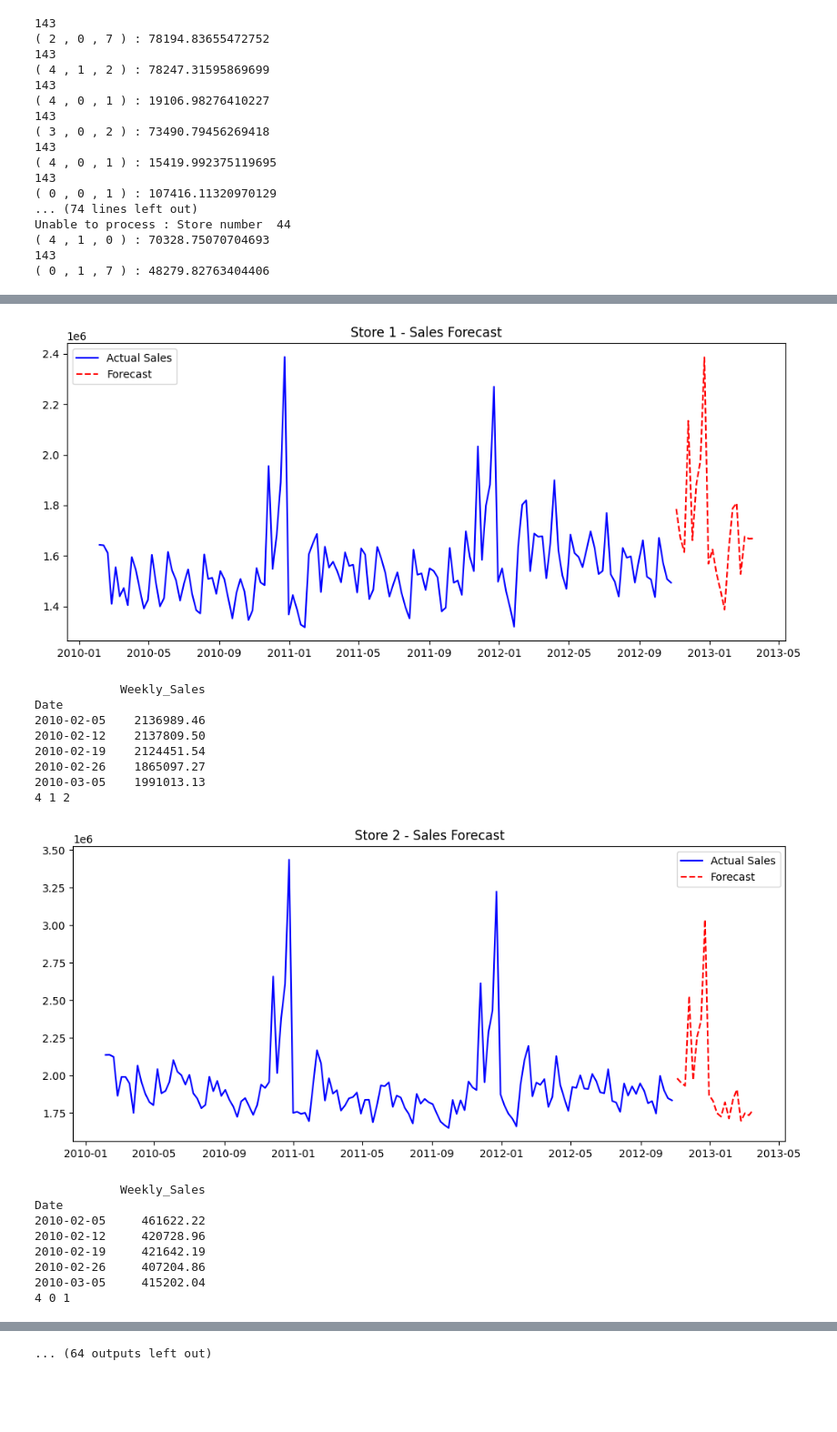
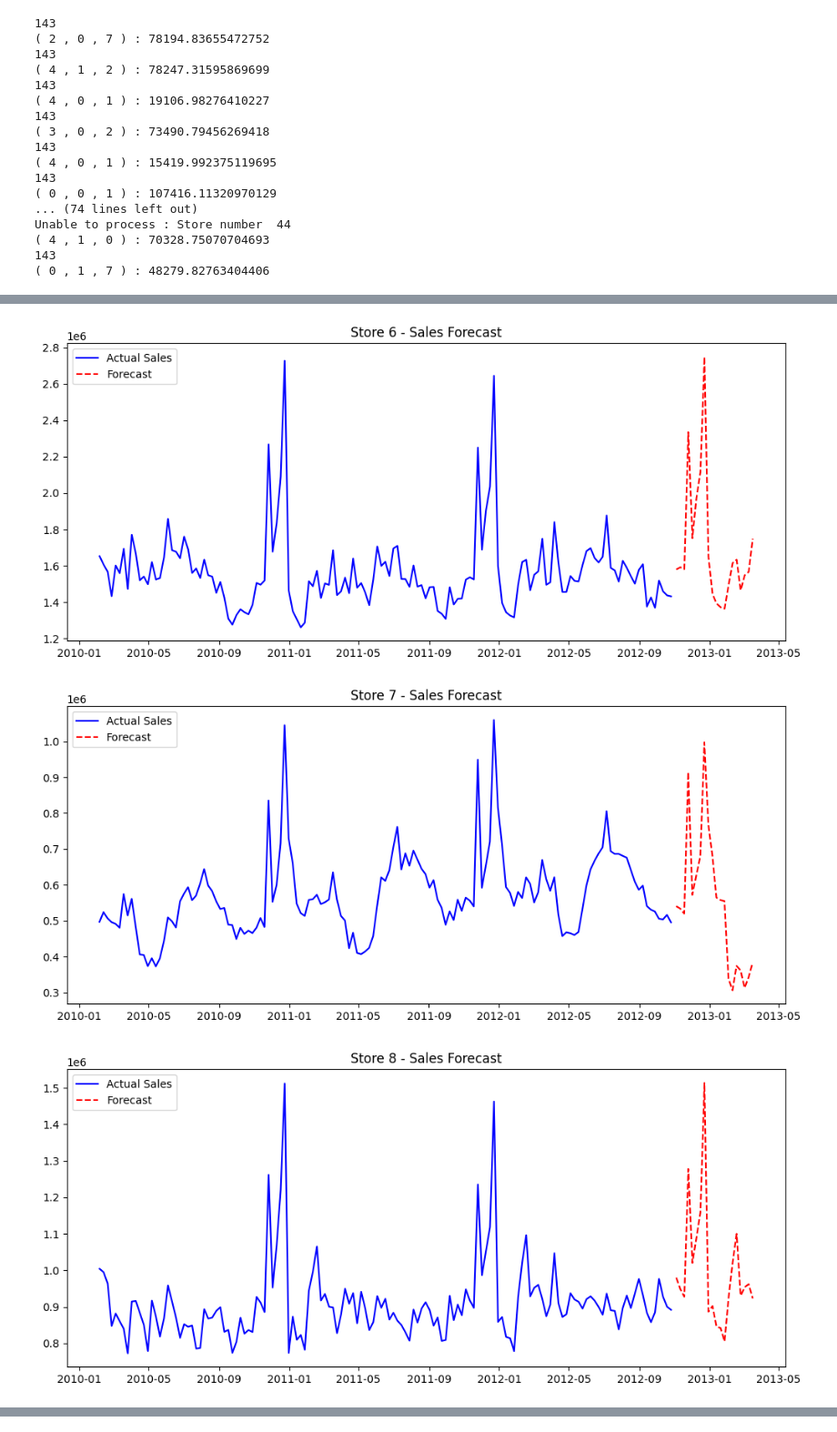
Before and after one commit to mikko098/Walmart-Sales-Analysis, a Jupyter notebook: walmartanalysis.ipynb, the cells around one changed output, grey strips where cells are left out. Shown at 91% size. Cells and saved outputs as stored; diff of their text form; code cells hidden in the pictures; blank space fills up the shorter version.

```diff
--- a/walmartanalysis.ipynb
+++ b/walmartanalysis.ipynb
@@ -381,28 +307,30 @@ for i in range(1, 46):
     sales = data[data['Store'] == i][['Weekly_Sales']].dropna()  # Remove NaN values
 
     if adfuller_test(sales['Weekly_Sales']) == 'Stationary':
-        print(sales.head())
-        p, d, q = min_pdq_values[i - 1]
-        print(p, d, q)
+        try:
+            p, d, q = min_pdq_values[i - 1]
 
-        # Smaller model first
-        model = SARIMAX(sales, order=(p, d, q), seasonal_order=(4, 1, 2, 52))
+            # Smaller model first
+            model = SARIMAX(sales, order=(p, d, q), seasonal_order=(4, 1, 2, 52))
 
-        # Fit with constraints
-        result = model.fit(disp=0, maxiter=200, method='lbfgs')
+            # Fit with constraints
+            result = model.fit(disp=0, maxiter=200, method='lbfgs')
 
-        # Forecasting
-        future_dates = pd.date_range(start=sales.index[-1], periods=21, freq='W')[1:]
-        forecast_values = result.forecast(steps=20)
+            # Forecasting
+            future_dates = pd.date_range(start=sales.index[-1], periods=21, freq='W')[1:]
+            forecast_values = result.forecast(steps=20)
 
-        # Plot results
-        plt.figure(figsize=(12, 5))
-        plt.plot(sales.index, sales['Weekly_Sales'], label='Actual Sales', color='blue')
-        plt.plot(future_dates, forecast_values, label='Forecast', color='red', linestyle='dashed')
+            # Plot results
+            plt.figure(figsize=(12, 5))
+            plt.plot(sales.index, sales['Weekly_Sales'], label='Actual Sales', color='blue')
+            plt.plot(future_dates, forecast_values, label='Forecast', color='red', linestyle='dashed')
 
-        plt.title(f'Store {i} - Sales Forecast')
-        plt.legend()
-        plt.show()
+            plt.title(f'Store {i} - Sales Forecast')
+            plt.legend()
+            plt.show()
+
+        except Exception as e:
+            print(f"Store {i} - Model fitting error: {str(e)}")
 
     else:
         print("Unable to process: Store number", i)
@@ -409,0 +343,3 @@ for i in range(1, 46):
+[figure]
+[figure, added]
+[figure, added]
@@ -418,18 +350,0 @@ Date
-[figure]
-            Weekly_Sales
-Date
-2010-02-05    2136989.46
-2010-02-12    2137809.50
-2010-02-19    2124451.54
-2010-02-26    1865097.27
-2010-03-05    1991013.13
-4 1 2
-[figure]
-            Weekly_Sales
-Date
-2010-02-05     461622.22
-2010-02-12     420728.96
-2010-02-19     421642.19
-2010-02-26     407204.86
-2010-03-05     415202.04
-4 0 1
@@ -464 +350,0 @@ Date
-... (64 outputs left out)
```
Also changed, not shown: parts of 43 cells of this notebook.
